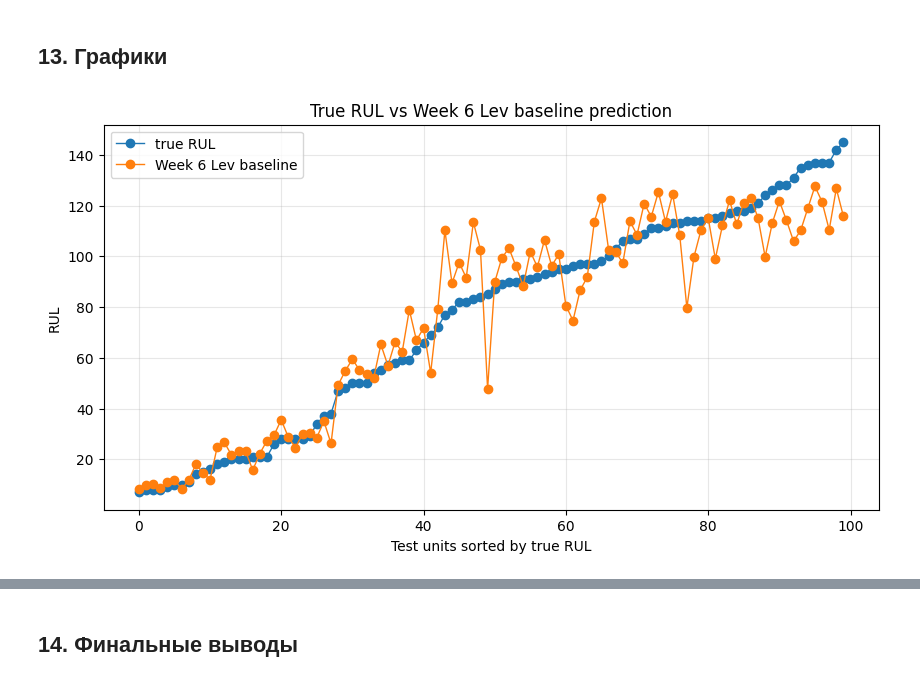
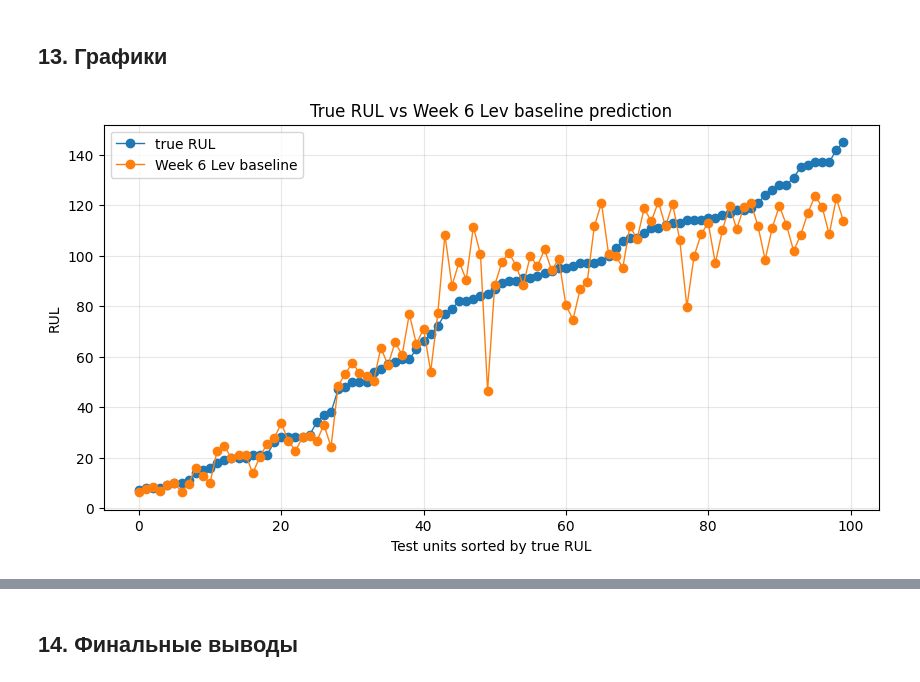
Before and after one commit to zilbi/aerospace-rul-prediction, a Jupyter notebook: lev_week6_oof_multiview_stacking.ipynb, the cells around one changed output, grey strips where cells are left out. Cells and saved outputs as stored; diff of their text form; code cells hidden in the pictures.

```diff
--- a/lev_week6_oof_multiview_stacking.ipynb
+++ b/lev_week6_oof_multiview_stacking.ipynb
@@ -556,9 +579,9 @@ def predict_lev_cutoffs(model, candidate, valid_part_df, cutoffs_df):
 
 def lev_correction_model_factories():
     return {
-        "Lev_RF_depth4": lambda: RandomForestRegressor(n_estimators=200, max_depth=4, min_samples_leaf=5, min_samples_split=10, max_features="sqrt", random_state=RANDOM_STATE, n_jobs=-1),
-        "Lev_RF_depth6": lambda: RandomForestRegressor(n_estimators=300, max_depth=6, min_samples_leaf=4, min_samples_split=8, max_features="sqrt", random_state=RANDOM_STATE, n_jobs=-1),
-        "Lev_GB_huber": lambda: GradientBoostingRegressor(n_estimators=100, max_depth=2, learning_rate=0.03, loss="huber", random_state=RANDOM_STATE),
+        "RF_depth4": lambda: RandomForestRegressor(n_estimators=200, max_depth=4, min_samples_leaf=5, min_samples_split=10, max_features="sqrt", random_state=RANDOM_STATE, n_jobs=-1),
+        "RF_depth6": lambda: RandomForestRegressor(n_estimators=300, max_depth=6, min_samples_leaf=4, min_samples_split=8, max_features="sqrt", random_state=RANDOM_STATE, n_jobs=-1),
+        "GB_huber": lambda: GradientBoostingRegressor(n_estimators=100, max_depth=2, learning_rate=0.03, loss="huber", random_state=RANDOM_STATE),
     }
 # %% [markdown]
 ## 6. Воспроизведение лучшей ветки Дениса
@@ -768,15 +791,14 @@ def fit_lev_oof_correction(oof_df):
             model.fit(features.iloc[train_idx][feature_cols], residual[train_idx])
             meta_pred[valid_idx] = model.predict(features.iloc[valid_idx][feature_cols])
         for clip in META_CORRECTION_CLIPS:
-            pred = np.maximum(oof_df["pred_lev_base"].to_numpy() + np.clip(meta_pred, -clip, clip), 0)
-            metrics = evaluate_prediction("Lev OOF residual", oof_df["target_rul"], pred, oof_df["unit_id"], selection_basis=model_name, extra={"meta_model": model_name, "correction_clip": clip})
+            pred = np.maximum(oof_df["pred_lev_base"].to_numpy() + np.clip(meta_pred, -clip, clip) - LEV_FINAL_CORRECTION_SHIFT, 0)
+            metrics = evaluate_prediction("Lev OOF residual", oof_df["target_rul"], pred, oof_df["unit_id"], selection_basis=model_name, extra={"meta_model": model_name, "correction_clip": clip, "final_shift": LEV_FINAL_CORRECTION_SHIFT})
             eval_rows.append(metrics)
             corrected_predictions[(model_name, clip)] = pred
     eval_df = pd.DataFrame(eval_rows)
-    lev_baseline_metrics = metrics_from_error_extended(build_error_table(oof_df["target_rul"], oof_df["pred_lev_base"], "Lev OOF base", oof_df["unit_id"]))
-    pool = eval_df[(eval_df["MAE"] <= lev_baseline_metrics["MAE"] * 1.03) & (eval_df["asymmetric_RUL_score"] < lev_baseline_metrics["asymmetric_RUL_score"]) & (eval_df["overestimation_share"] <= lev_baseline_metrics["overestimation_share"])]
-    if len(pool):
-        best = pool.sort_values(["MAE", "asymmetric_RUL_score"]).iloc[0]
+    fixed = eval_df[(eval_df["meta_model"] == LEV_FINAL_CORRECTION_MODEL_NAME) & (eval_df["correction_clip"] == LEV_FINAL_CORRECTION_CLIP)]
+    if len(fixed):
+        best = fixed.iloc[0]
     else:
         best = eval_df.sort_values(["MAE", "asymmetric_RUL_score"]).iloc[0]
     return eval_df, best, corrected_predictions[(best["meta_model"], best["correction_clip"])]
@@ -986,9 +1008,11 @@ lev_residual_target = oof_meta_df["target_rul"].to_numpy() - oof_meta_df["pred_l
 lev_correction_model = lev_correction_model_factories()[lev_week6_correction_choice["meta_model"]]()
 lev_correction_model.fit(lev_oof_features, lev_residual_target)
 lev_predicted_residual_official = lev_correction_model.predict(lev_official_features)
-pred_lev = np.maximum(lev_official_summary["lev_base_before_residual"].to_numpy() + np.clip(lev_predicted_residual_official, -lev_week6_correction_choice["correction_clip"], lev_week6_correction_choice["correction_clip"]), 0)
+pred_lev = np.maximum(lev_official_summary["lev_base_before_residual"].to_numpy() + np.clip(lev_predicted_residual_official, -LEV_FINAL_CORRECTION_CLIP, LEV_FINAL_CORRECTION_CLIP) - LEV_FINAL_CORRECTION_SHIFT, 0)
 lev_official_summary["lev_final_prediction"] = pred_lev
 
-baseline_warning = "baseline_ok" if abs(mean_absolute_error(y_test_official, pred_lev) - CURRENT_BEST_MAE) <= 0.75 else "baseline_not_reproduced_close_to_expected"
-pd.DataFrame([{"baseline_check": baseline_warning, "expected_MAE": CURRENT_BEST_MAE, "reproduced_MAE": mean_absolute_error(y_test_official, pred_lev)}])
+reproduced_lev_mae = mean_absolute_error(y_test_official, pred_lev)
+baseline_reproduced_exactly = abs(reproduced_lev_mae - CURRENT_BEST_MAE) <= 0.03
+baseline_warning = "baseline_ok" if baseline_reproduced_exactly else "Baseline Льва не воспроизведён точно. Сравнение stacking с текущим рекордом недостоверно."
+pd.DataFrame([{"baseline_check": baseline_warning, "expected_MAE": CURRENT_BEST_MAE, "reproduced_MAE": reproduced_lev_mae, "expected_asymmetric_RUL_score": CURRENT_BEST_ASYMMETRIC_RUL_SCORE, "reproduced_asymmetric_RUL_score": asymmetric_rul_score(y_test_official, pred_lev)}])
 # %% [output]
@@ -1012,13 +1036,14 @@ for col in ["health_coeff", "baseline_deviation_summary", "denis_tree_std"]:
 
 official_rows = []
 official_predictions = {}
+official_rows.append(ORIGINAL_WEEK6_RECORDED_BEST.copy())
 
 def add_official_result(method, selection_basis, prediction, extra=None):
     row = evaluate_prediction(method, y_test_official, prediction, official_unit_ids, selection_basis=selection_basis, extra=extra)
     official_rows.append(row)
     official_predictions[method] = prediction
 
-add_official_result("Week 6 Lev baseline", "preselected Week 6", pred_lev, {"meta_model": lev_week6_correction_choice["meta_model"], "correction_clip": lev_week6_correction_choice["correction_clip"], "alpha": np.nan, "sample_weight_rule": "none"})
+add_official_result("Week 6 Lev baseline", "reproduced fixed Week 6 config", pred_lev, {"meta_model": LEV_FINAL_CORRECTION_MODEL_NAME, "correction_clip": LEV_FINAL_CORRECTION_CLIP, "alpha": np.nan, "sample_weight_rule": "none"})
 add_official_result("Denis baseline", "fixed Denis branch", pred_denis, {"meta_model": "", "correction_clip": np.nan, "alpha": np.nan, "sample_weight_rule": "none"})
 
 selected_blends = [
@@ -1092,26 +1121,26 @@ summary_official_df
 # %% [markdown]
 ## 13. Графики
 # %%
-best_new_rows = official_results_df[official_results_df["method"] != "Week 6 Lev baseline"].sort_values(["MAE", "asymmetric_RUL_score"])
+best_new_rows = official_results_df[~official_results_df["method"].isin(["Original Week 6 recorded best", "Week 6 Lev baseline"])].sort_values(["MAE", "asymmetric_RUL_score"])
 if len(best_new_rows):
     best_new_method = best_new_rows.iloc[0]["method"]
     best_new_prediction = official_predictions[best_new_method]
 else:
     best_new_method = "Week 6 Lev baseline"
     best_new_prediction = pred_lev
 order = np.argsort(np.asarray(y_test_official))
 
 plt.figure(figsize=(10, 5))
 plt.plot(np.asarray(y_test_official)[order], label="true RUL", marker="o", linewidth=1)
 plt.plot(pred_lev[order], label="Week 6 Lev baseline", marker="o", linewidth=1)
 plt.xlabel("Test units sorted by true RUL")
 plt.ylabel("RUL")
 plt.title("True RUL vs Week 6 Lev baseline prediction")
 plt.legend()
 plt.grid(True, alpha=0.3)
 plt.show()
 # %% [output]
-[figure, old version]
+[figure, new version]
 # %%
 plt.figure(figsize=(10, 5))
 plt.plot(np.asarray(y_test_official)[order], label="true RUL", marker="o", linewidth=1)
```
Also changed, not shown: parts of 18 cells of this notebook.
